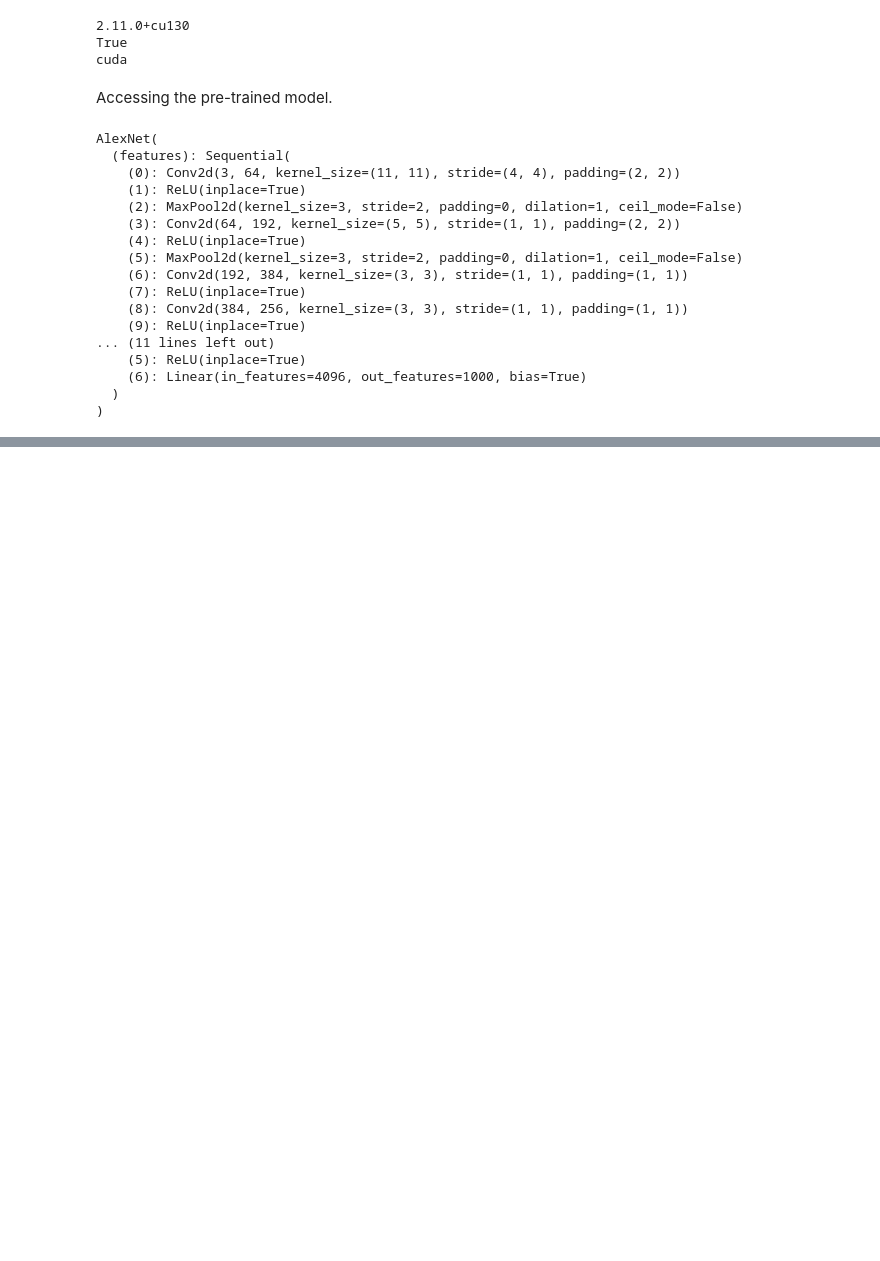
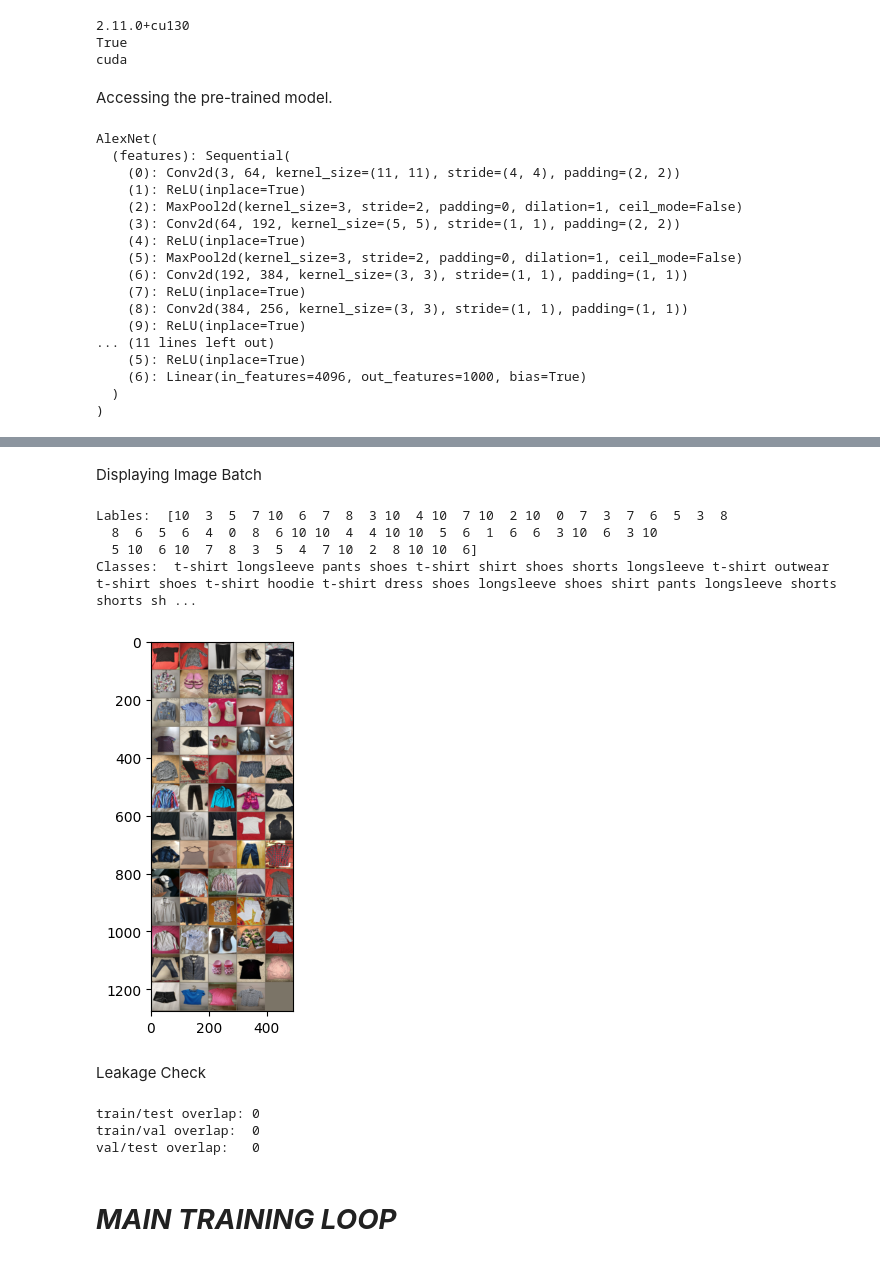
Before and after one commit to Tiyinolalekan/Deep_Learning_Image_Classifier, a Jupyter notebook: Second_Stage_Clothing_Classifier.ipynb, the cells around one changed output, grey strips where cells are left out. Cells and saved outputs as stored; diff of their text form; code cells hidden in the pictures; blank space fills up the shorter version.

```diff
--- a/Second_Stage_Clothing_Classifier.ipynb
+++ b/Second_Stage_Clothing_Classifier.ipynb
@@ -111,0 +104,5 @@ for epoch in range(10):
+# %%
+inv_normalize = transforms.Normalize(
+    mean=[-0.485/0.229, -0.456/0.224, -0.406/0.225],
+    std=[1/0.229, 1/0.224, 1/0.225]
+)
@@ -111,0 +348,44 @@ for epoch in range(10):
+# %% [markdown]
+Displaying Image Batch
+# %%
+for images, labels in train_loader:
+  break #only labels
+
+print('Lables: ', labels.numpy())
+print("Classes: ", *np.array([classes[i] for i in labels]))
+
+im = make_grid(images, nrow=5)
+im_inv = inv_normalize(im) #De normalising images
+plt.imshow(np.transpose(im_inv.numpy(), (1,2,0)))
+plt.show()
+# %% [output]
+Lables:  [10  3  5  7 10  6  7  8  3 10  4 10  7 10  2 10  0  7  3  7  6  5  3  8
+  8  6  5  6  4  0  8  6 10 10  4  4 10 10  5  6  1  6  6  3 10  6  3 10
+  5 10  6 10  7  8  3  5  4  7 10  2  8 10 10  6]
+Classes:  t-shirt longsleeve pants shoes t-shirt shirt shoes shorts longsleeve t-shirt outwear t-shirt shoes t-shirt hoodie t-shirt dress shoes longsleeve shoes shirt pants longsleeve shorts shorts sh ...
+[figure, added]
+# %% [markdown]
+Leakage Check
+# %%
+import hashlib, os
+
+def file_hashes(folder):
+    out = set()
+    for r, _, fs in os.walk(folder):
+        for f in fs:
+            with open(os.path.join(r, f), "rb") as fh:
+                out.add(hashlib.md5(fh.read()).hexdigest())
+    return out
+
+tr, va, te = file_hashes(train_dir), file_hashes(val_dir), file_hashes(test_dir)
+print("train/test overlap:", len(tr & te))
+print("train/val overlap: ", len(tr & va))
+print("val/test overlap:  ", len(va & te))
+
+print()
+# %% [output]
+train/test overlap: 0
+train/val overlap:  0
+val/test overlap:   0
+# %% [markdown]
+# ***MAIN TRAINING LOOP***
```
Also changed, not shown: parts of 46 cells of this notebook.
